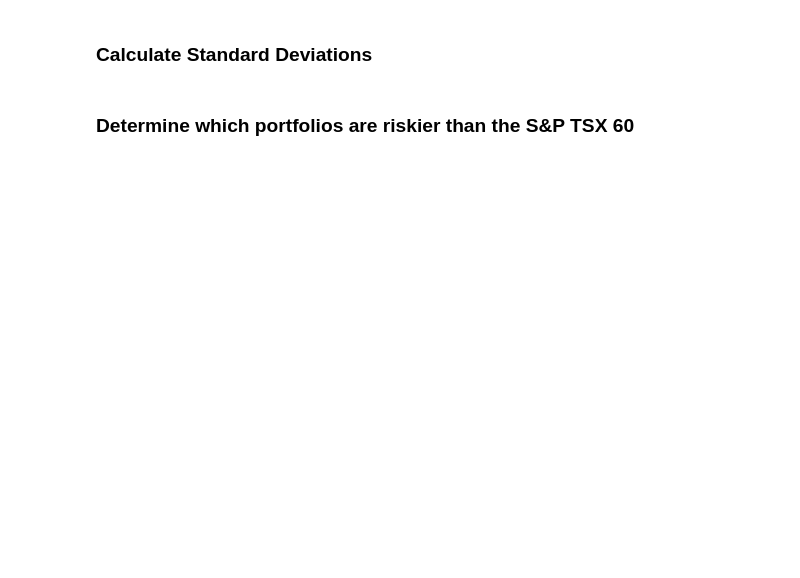
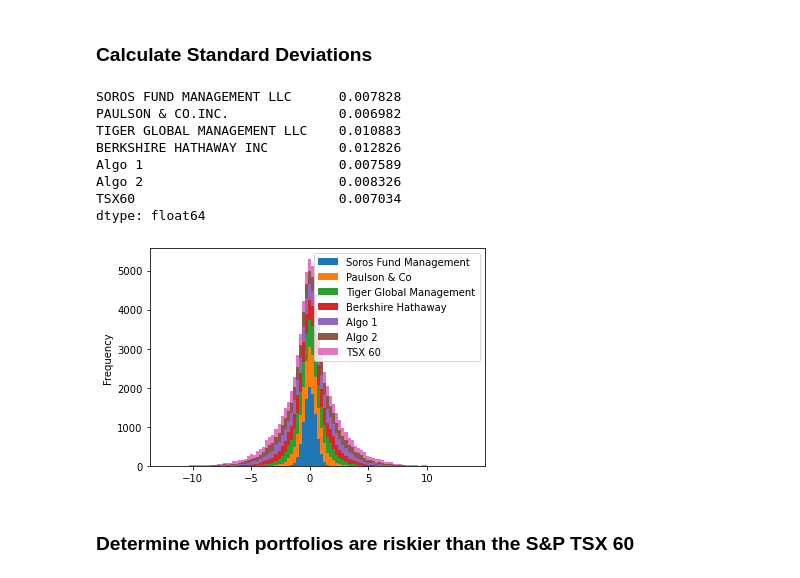
Before and after one commit to cjseeley7/Homework-Task-3, a Jupyter notebook: Week 3/Starter_Code/whale_analysis.ipynb, the cells around one changed output. Drawn from its saved outputs; the diff is of its cells as text; code cells hidden in the pictures; blank space fills up the shorter version.

```diff
--- a/Week 3/Starter_Code/whale_analysis.ipynb
+++ b/Week 3/Starter_Code/whale_analysis.ipynb
@@ -309,26 +301,44 @@ cumulative_returns.boxplot(figsize = (30,10))
 ### Calculate Standard Deviations
 # %%
 # Calculate the daily standard deviations of all portfolios
+
 
 soros_std = np.random.normal(scale=0.50, size=10000)
 paulson_std = np.random.normal(scale=1.00, size=10000)
 tiger_std = np.random.normal(scale=1.50, size=10000)
 berkshire_std = np.random.normal(scale=2.00, size=10000)
 algo1_std = np.random.normal(scale=2.50, size=10000)
 algo2_std = np.random.normal(scale=3.00, size=10000)
 tsx_std = np.random.normal(scale=3.50, size=10000)
 
-combined_std = pd.DataFrame({
+daily_std = pd.DataFrame({
     "Soros Fund Management": soros_std,
     "Paulson & Co": paulson_std,
     "Tiger Global Management": tiger_std,
     "Berkshire Hathaway": berkshire_std,
     "Algo 1": algo1_std,
     "Algo 2": algo2_std,
     "TSX 60": tsx_std
 })
 
-combined_std.plot.hist(stacked=True, bins=100)
+
+#plot
+daily_std.plot.hist(stacked=True, bins=100)
+
+
+#Daily standard deviations
+daily_std = combined_daily_returns.std()
+daily_std
+# %% [output]
+SOROS FUND MANAGEMENT LLC      0.007828
+PAULSON & CO.INC.              0.006982
+TIGER GLOBAL MANAGEMENT LLC    0.010883
+BERKSHIRE HATHAWAY INC         0.012826
+Algo 1                         0.007589
+Algo 2                         0.008326
+TSX60                          0.007034
+dtype: float64
+[figure, added]
 # %% [markdown]
 ### Determine which portfolios are riskier than the S&P TSX 60
 # %%
```
Also changed, not shown: parts of 9 cells of this notebook, 1 other file.
